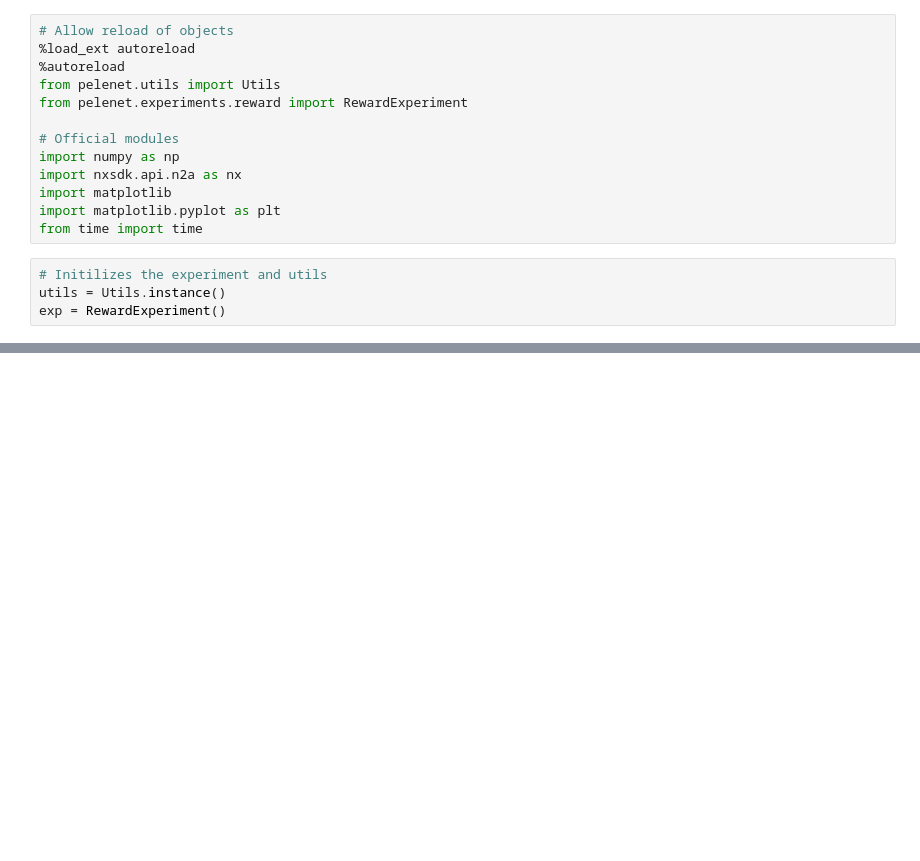
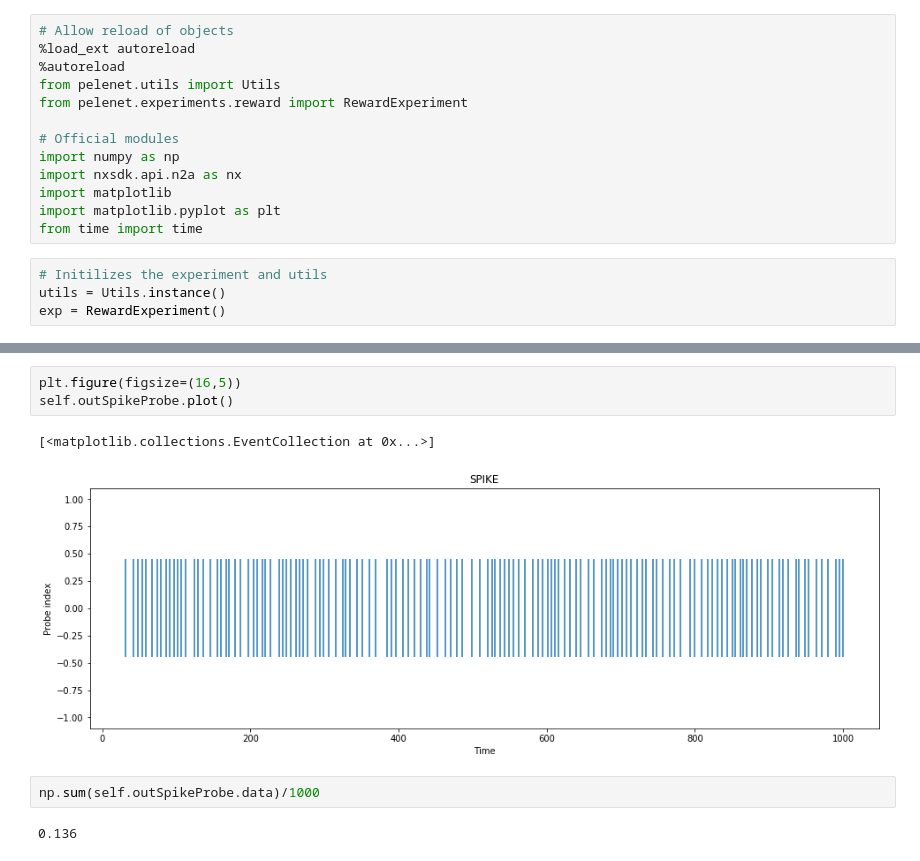
Before and after one commit to sagacitysite/pelenet, a Jupyter notebook: reward.ipynb, the cells around one changed output, grey strips where cells are left out. Drawn from its saved outputs; the diff is of its cells as text; blank space fills up the shorter version.

```diff
--- a/reward.ipynb
+++ b/reward.ipynb
@@ -44,4 +104,14 @@ INFO:DRV:  Executor: 1000 timesteps........Done 12.61s
 INFO:HST:  chip=0 cpu=0 halted, status=0x0
+# %%
+plt.figure(figsize=(16,5))
+self.outSpikeProbe.plot()
+# %% [output]
+[<matplotlib.collections.EventCollection at 0x...>]
+[figure, added]
+# %%
+np.sum(self.outSpikeProbe.data)/1000
+# %% [output]
+0.136
 # %%
 exp.net.plot.reservoirSpikeTrain()
 # %% [output]
```
Also changed, not shown: parts of 10 cells of this notebook, 6 other files.
